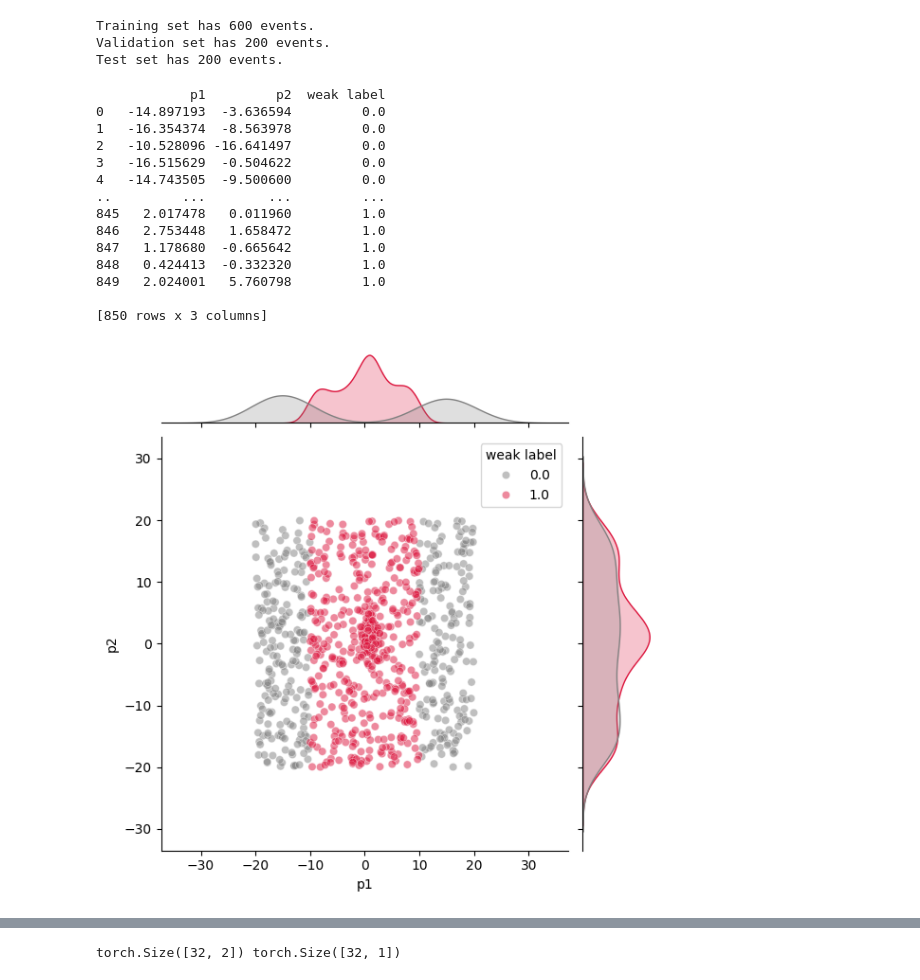
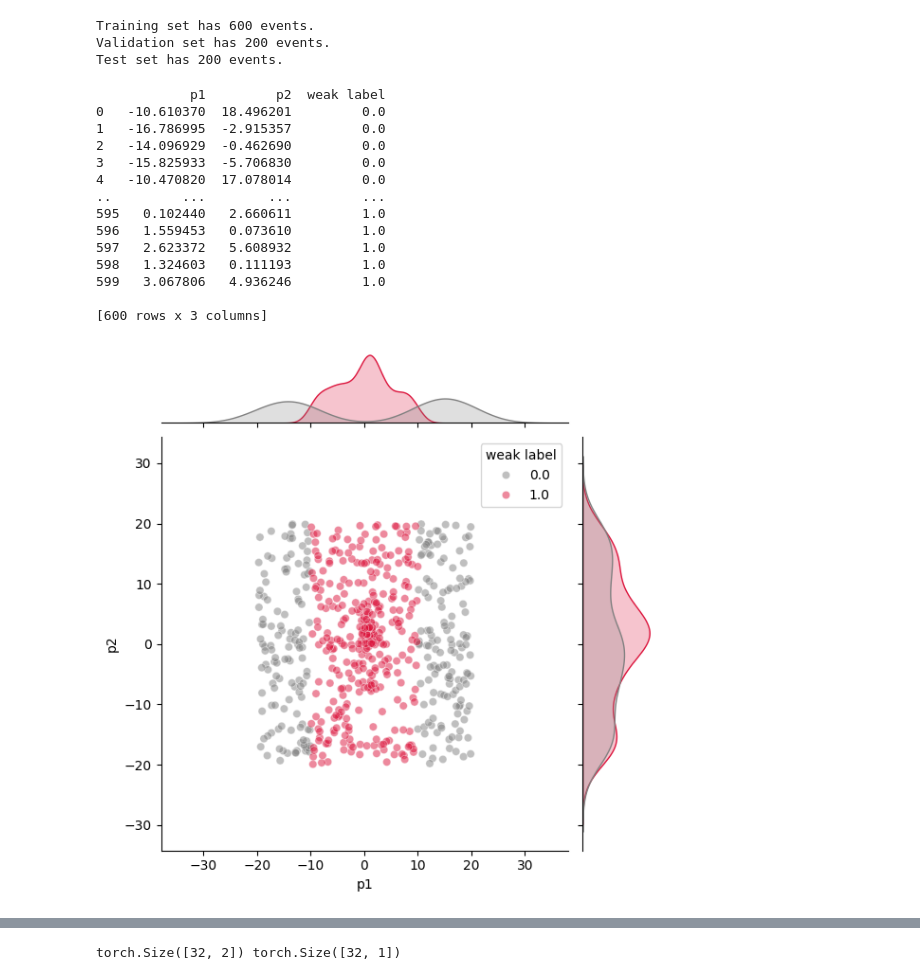
Before and after one commit to alindell0/cwola-summer, a Jupyter notebook: notebooks/sampledata.ipynb, the cells around one changed output, grey strips where cells are left out. Saved outputs shown, nothing was run; the diff lists cells and outputs as text; code cells hidden in the pictures.

Commit message:
sample data, patch updates

```diff
--- a/notebooks/sampledata.ipynb
+++ b/notebooks/sampledata.ipynb
@@ -348,28 +349,28 @@ Training set has 600 events.
 Validation set has 200 events.
 Test set has 200 events.
 # %%
-df = pd.DataFrame(np.column_stack([X, y]), columns = ["p1", "p2", "weak label"])
+df = pd.DataFrame(np.column_stack([X_train, y_train]), columns = ["p1", "p2", "weak label"])
 print(df)
 
 # This creates a scatter plot in the middle, but adds density curves (the peaks!) on the top and side axes
 sns.jointplot(data=df, x="p1", y="p2", hue="weak label", palette={0: "grey", 1: "crimson"}, alpha=0.5)
 plt.show()
 # %% [output]
             p1         p2  weak label
-0   -14.897193  -3.636594         0.0
-1   -16.354374  -8.563978         0.0
-2   -10.528096 -16.641497         0.0
-3   -16.515629  -0.504622         0.0
-4   -14.743505  -9.500600         0.0
+0   -10.610370  18.496201         0.0
+1   -16.786995  -2.915357         0.0
+2   -14.096929  -0.462690         0.0
+3   -15.825933  -5.706830         0.0
+4   -10.470820  17.078014         0.0
 ..         ...        ...         ...
-845   2.017478   0.011960         1.0
-846   2.753448   1.658472         1.0
-847   1.178680  -0.665642         1.0
-848   0.424413  -0.332320         1.0
-849   2.024001   5.760798         1.0
+595   0.102440   2.660611         1.0
+596   1.559453   0.073610         1.0
+597   2.623372   5.608932         1.0
+598   1.324603   0.111193         1.0
+599   3.067806   4.936246         1.0
 
-[850 rows x 3 columns]
+[600 rows x 3 columns]
-[figure, old version]
+[figure, new version]
 # %%
 ### initialize the scaler
 scaler = StandardScaler()
```
Also changed, not shown: parts of 18 cells of this notebook, 5 other files.
